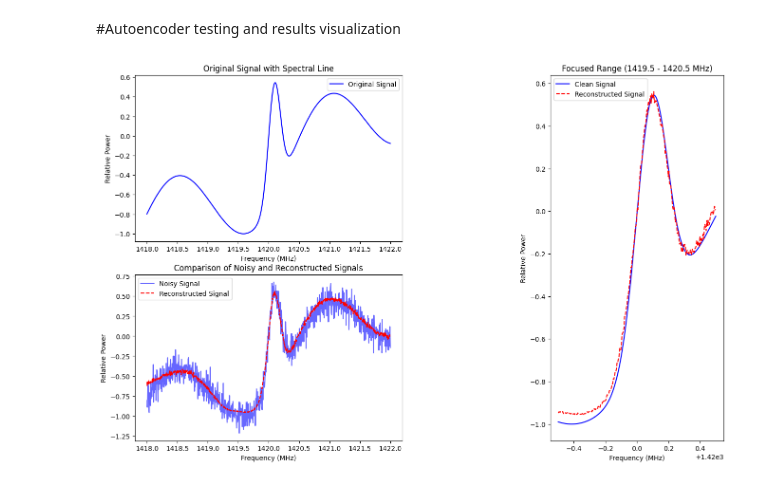
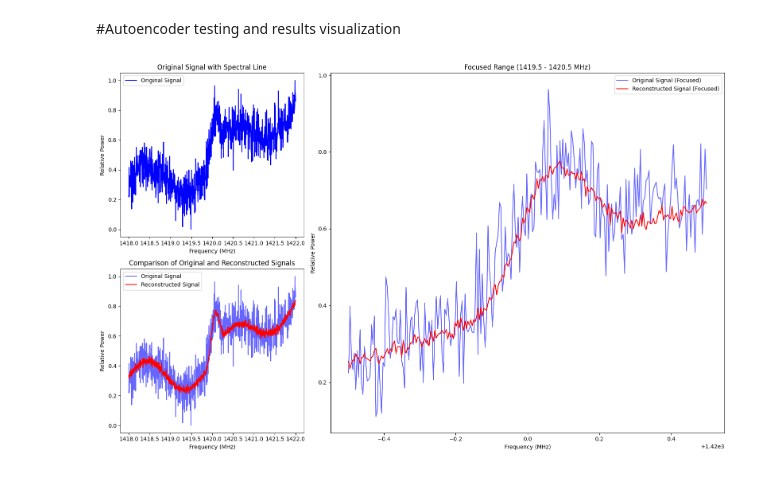
Before and after one commit to Astro-Beam/ASTRO, a Jupyter notebook: Neural Networks/Denoising_Autoencoder.ipynb, the cells around one changed output. Saved outputs shown, nothing was run; the diff lists cells and outputs as text; code cells hidden in the pictures.

```diff
--- a/Neural Networks/Denoising_Autoencoder.ipynb
+++ b/Neural Networks/Denoising_Autoencoder.ipynb
@@ -151,7 +131,7 @@ class DenoisingAutoencoder(nn.Module):
             nn.Linear(128, 512),
             nn.ReLU(),
             nn.Linear(512, n_samples),
-            nn.Tanh()
+            nn.Sigmoid()
         )
 
     def forward(self, x):
@@ -268,55 +248,55 @@ Epoch [50/50], Loss: 0.0010
 # %% [markdown]
 #Autoencoder testing and results visualization
 # %%
-# Function to add noise to the signal
-def add_noise(signal, noise_level=0.1):
-    noise = np.random.normal(0, noise_level, len(signal))
-    return signal + noise
-
 # Test the autoencoder with a sample signal
-sample_signal = generate_clean_signal(n_samples)
-sample_signal_noised = add_noise(sample_signal)  # Add noise to the sample signal
-sample_signal_tensor = torch.tensor(sample_signal_noised, dtype=torch.float32).unsqueeze(0)  # Add batch dimension
+sample_signal = generate_signal_with_spectral_line(n_samples)
+sample_signal_tensor = torch.tensor(sample_signal, dtype=torch.float32).unsqueeze(0)  # Add batch dimension
 
 # Pass the signal through the autoencoder
 with torch.no_grad():
     reconstructed_signal = dae(sample_signal_tensor).squeeze(0).numpy()
 
-# Define the focus range
+# Define the focus range for a specific frequency range
 focus_range_mask = (freq_range >= 1419.5) & (freq_range <= 1420.5)
 focused_freq_range = freq_range[focus_range_mask]
 focused_clean_signal = sample_signal[focus_range_mask]
 focused_reconstructed_signal = reconstructed_signal[focus_range_mask]
 
-# Create the subplots in a 2x2 grid
-fig, axs = plt.subplots(2, 2, figsize=(16, 10))
+# Create the subplots in a 2x3 grid
+fig, axs = plt.subplots(2, 3, figsize=(16, 10))
 
 # Upper left plot: Original Signal with Spectral Line
 axs[0, 0].plot(freq_range, sample_signal, label='Original Signal', color='blue')
 axs[0, 0].set_title('Original Signal with Spectral Line')
 axs[0, 0].set_xlabel('Frequency (MHz)')
 axs[0, 0].set_ylabel('Relative Power')
 axs[0, 0].legend()
 
-# Down left plot: Comparison of Clean, Noisy, and Reconstructed Signal
-axs[1, 0].plot(freq_range, sample_signal_noised, label='Noisy Signal', color='blue', alpha=0.6)  # Plot the noised signal
-axs[1, 0].plot(freq_range, reconstructed_signal, label='Reconstructed Signal', color='red', linestyle='dashed')
-axs[1, 0].set_title('Comparison of Noisy and Reconstructed Signals')
+# Lower left plot: Comparison of Noisy and Reconstructed Signal
+axs[1, 0].plot(freq_range, sample_signal, label='Original Signal', color='blue', alpha=0.6)  # Plot the original signal
+axs[1, 0].plot(freq_range, reconstructed_signal, label='Reconstructed Signal', color='red')
+axs[1, 0].set_title('Comparison of Original and Reconstructed Signals')
 axs[1, 0].set_xlabel('Frequency (MHz)')
 axs[1, 0].set_ylabel('Relative Power')
 axs[1, 0].legend()
 
-# Right-side plot: Focused Clean vs Reconstructed Signal (Zoomed in 1419.5 - 1420.5 MHz for better visualization)
-ax_right = plt.subplot2grid((2, 3), (0, 2), rowspan=2)
-ax_right.plot(focused_freq_range, focused_clean_signal, label='Clean Signal', color='blue')
-ax_right.plot(focused_freq_range, focused_reconstructed_signal, label='Reconstructed Signal', color='red', linestyle='dashed')
-ax_right.set_title('Focused Range (1419.5 - 1420.5 MHz)')
-ax_right.set_xlabel('Frequency (MHz)')
-ax_right.set_ylabel('Relative Power')
-ax_right.legend()
+# Focused plot in the middle and right of the grid (spanning both rows)
+ax_focus = plt.subplot2grid((2, 3), (0, 1), colspan=2, rowspan=2)
+ax_focus.plot(focused_freq_range, focused_clean_signal, label='Original Signal (Focused)', color='blue', alpha=0.6)
+ax_focus.plot(focused_freq_range, focused_reconstructed_signal, label='Reconstructed Signal (Focused)', color='red')
+ax_focus.set_title('Focused Range (1419.5 - 1420.5 MHz)')
+ax_focus.set_xlabel('Frequency (MHz)')
+ax_focus.set_ylabel('Relative Power')
+ax_focus.legend()
 
-# Show the plots
+# Hide unused subplot space
+axs[0, 1].axis('off')
+axs[0, 2].axis('off')
+axs[1, 1].axis('off')
+axs[1, 2].axis('off')
+
+# Adjust layout and display
 plt.tight_layout()
 plt.show()
 # %% [output]
-[figure, old version]
+[figure, new version]
```
Also changed, not shown: parts of 8 cells of this notebook.
